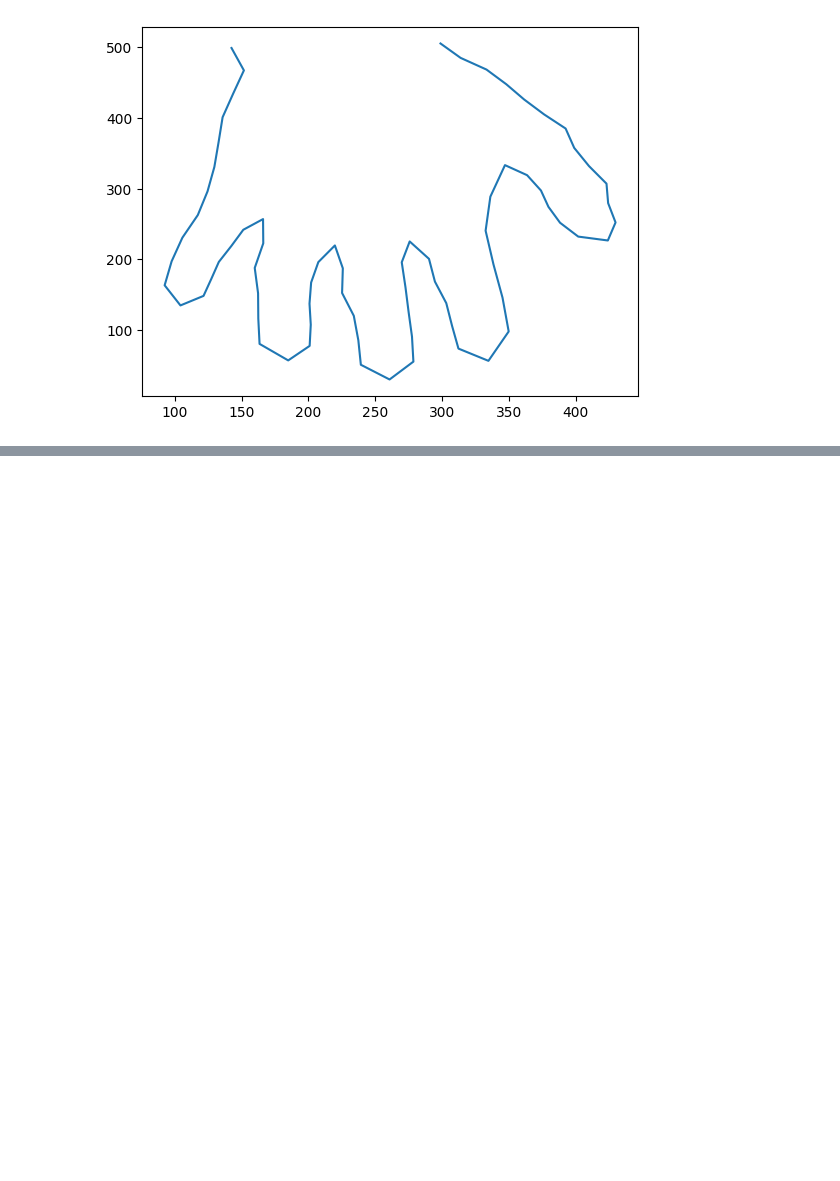
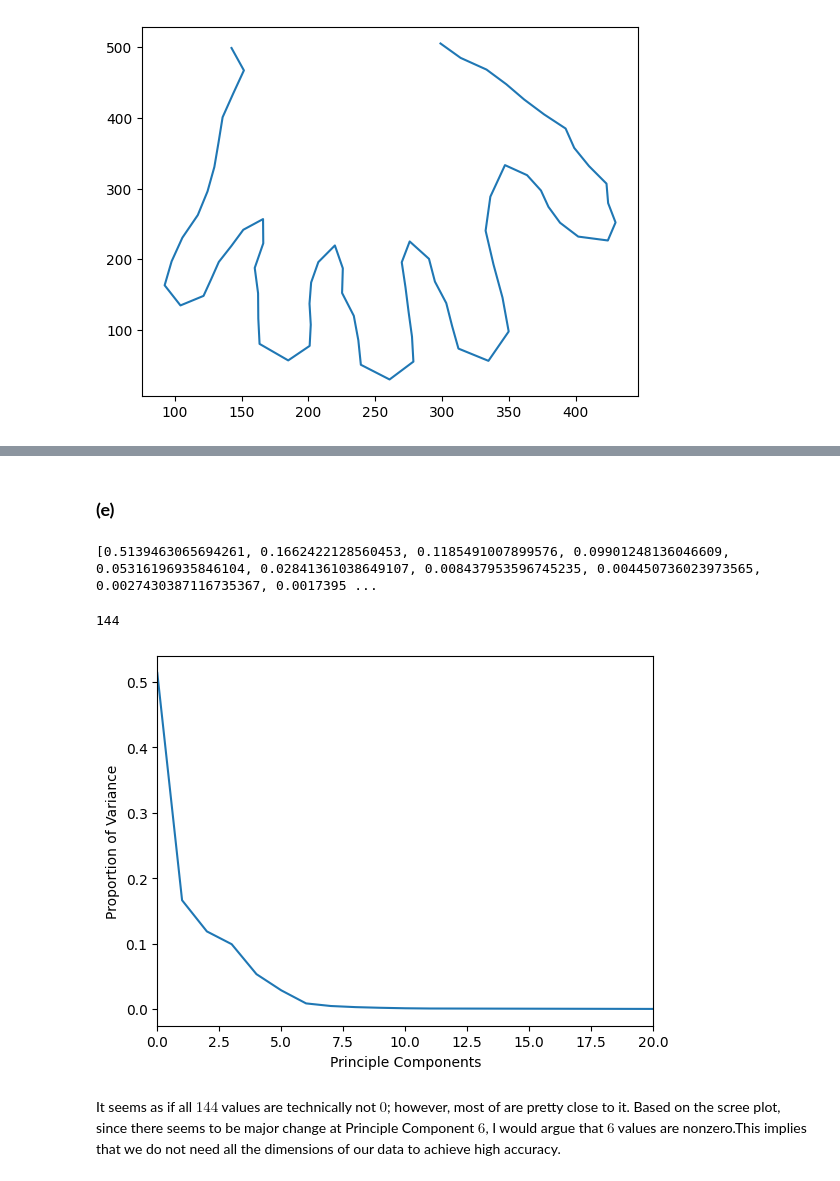
Before and after one commit to Tazering/UVA-CS, a Jupyter notebook: CS-3501_Zhang/PS4/PS4/tkj9ep_PS4.ipynb, the cells around one changed output, grey strips where cells are left out. Drawn from its saved outputs; the diff is of its cells as text; code cells hidden in the pictures; blank space fills up the shorter version.

```diff
--- a/CS-3501_Zhang/PS4/PS4/tkj9ep_PS4.ipynb
+++ b/CS-3501_Zhang/PS4/PS4/tkj9ep_PS4.ipynb
@@ -70,0 +172,5 @@ plt.plot(x_axis_np, y_axis_np)
+# %%
+# eigenvalues and eigenvectors for pca
+eigenvalues, eigenvectors = np.linalg.eigh(covariance_matrix)
+print("eigenvectors:", eigenvectors)
+print("eigenvalues:", eigenvalues)
@@ -70,0 +195,33 @@ plt.plot(x_axis_np, y_axis_np)
+# %% [markdown]
+### **(e)**
+# %%
+"""
+This function calculates the proportion of variance.
+@lambda_val = eigenvalues associated with covariance matrix decomposition
+"""
+def proportion_of_variances(lambda_val):
+  total = sum(lambda_val) # gets the sum
+  n = len(lambda_val) # length of lambda value
+  prop_of_var = [0] * n # stores a list
+
+  # loops through all lambda values
+  for i in range(n):
+    prop_of_var[n - 1 - i] = lambda_val[i]/total
+
+  return prop_of_var
+
+proportion_of_variance = proportion_of_variances(eigenvalues)
+print(proportion_of_variance)
+# %% [output]
+[0.5139463065694261, 0.1662422128560453, 0.1185491007899576, 0.09901248136046609, 0.05316196935846104, 0.02841361038649107, 0.008437953596745235, 0.004450736023973565, 0.0027430387116735367, 0.0017395 ...
+# %%
+plt.plot(proportion_of_variance)
+plt.xlabel("Principle Components")
+plt.ylabel("Proportion of Variance")
+plt.xlim(0, 20)
+print(len(proportion_of_variance))
+# %% [output]
+144
+[figure, added]
+# %% [markdown]
+It seems as if all $144$ values are technically not $0$; however, most of are pretty close to it. Based on the scree plot, since there seems to be major change at Principle Component $6$, I would argue that $6$ values are nonzero.This implies that we do not need all the dimensions of our data to achieve high accuracy.
```
Also changed, not shown: parts of 13 cells of this notebook.
